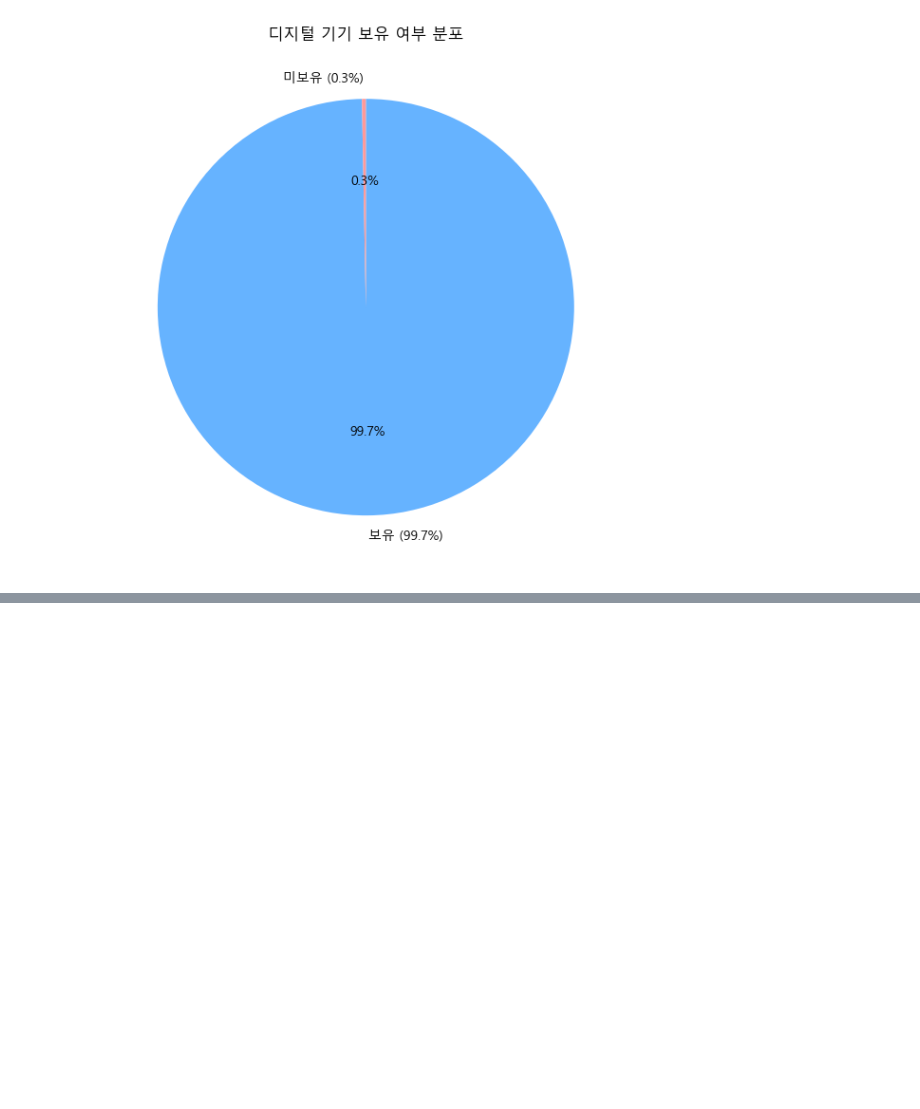
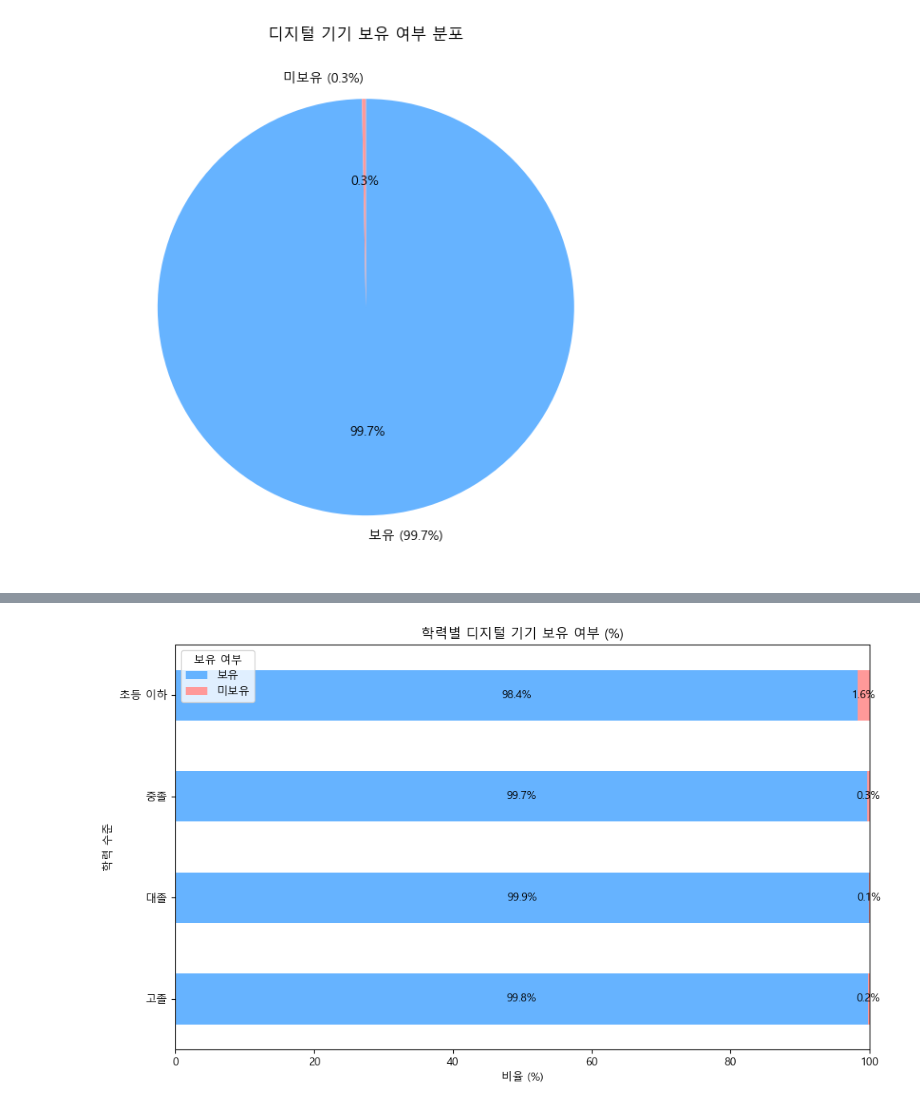
Before and after one commit to Jihun007/EduPulse, a Jupyter notebook: notebooks/lab1.ipynb, the cells around one changed output, grey strips where cells are left out. Saved outputs shown, nothing was run; the diff lists cells and outputs as text; code cells hidden in the pictures; blank space fills up the shorter version.

```diff
--- a/notebooks/lab1.ipynb
+++ b/notebooks/lab1.ipynb
@@ -260,0 +379,65 @@ plt.show()
+# %%
+import pandas as pd
+import matplotlib.pyplot as plt
+import platform
+
+# 한글 폰트 설정
+if platform.system() == 'Windows':
+    plt.rcParams['font.family'] = 'Malgun Gothic'
+elif platform.system() == 'Darwin':
+    plt.rcParams['font.family'] = 'AppleGothic'
+else:
+    plt.rcParams['font.family'] = 'NanumGothic'
+plt.rcParams['axes.unicode_minus'] = False
+
+# 1. CSV 파일 불러오기 (C~F열: 2~5번, ADQ4: 15번)
+file_path = '../data/processed/lowdata.csv'
+df = pd.read_excel(file_path, engine='openpyxl')
+
+# 2. 필요한 열 추출
+df = df.iloc[:, [2, 3, 4, 5, 15]]
+df.columns = ['데스크탑', '노트북', '휴대전화', '스마트패드', '학력']
+
+# 3. 디지털 기기 보유 여부 판단
+def check_device_ownership(row):
+    return '보유' if (
+        row['데스크탑'] == 1 or
+        row['노트북'] == 1 or
+        row['휴대전화'] == 1 or
+        row['스마트패드'] == 1
+    ) else '미보유'
+
+df['보유여부'] = df.apply(check_device_ownership, axis=1)
+
+# 4. 학력 코드 → 라벨 변환
+edu_map = {1: '초등 이하', 2: '중졸', 3: '고졸', 4: '대졸'}
+df['학력'] = df['학력'].map(edu_map)
+
+# 5. 학력별 보유/미보유 비율 계산 (컬럼 순서 고정)
+pivot = pd.crosstab(df['학력'], df['보유여부'], normalize='index') * 100
+pivot = pivot[['보유', '미보유']]  # 보유 왼쪽, 미보유 오른쪽
+
+# 6. 시각화 (가로형 누적 막대그래프, 색 반전)
+ax = pivot.plot(
+    kind='barh',
+    stacked=True,
+    figsize=(10, 6),
+    color=['#66b3ff', '#ff9999']  # 보유=파랑, 미보유=빨강
+)
+
+# 7. 막대 안에 퍼센트 표시
+for i, (idx, row) in enumerate(pivot.iterrows()):
+    x_pos = 0
+    for val in row:
+        plt.text(x_pos + val / 2, i, f'{val:.1f}%', va='center', ha='center', fontsize=10)
+        x_pos += val
+
+plt.title('학력별 디지털 기기 보유 여부 (%)')
+plt.xlabel('비율 (%)')
+plt.ylabel('학력 수준')
+plt.xlim(0, 100)
+plt.legend(title='보유 여부', loc='upper left')
+plt.tight_layout()
+plt.show()
+# %% [output]
+[figure, added]
```
Also changed, not shown: parts of 7 cells of this notebook.
